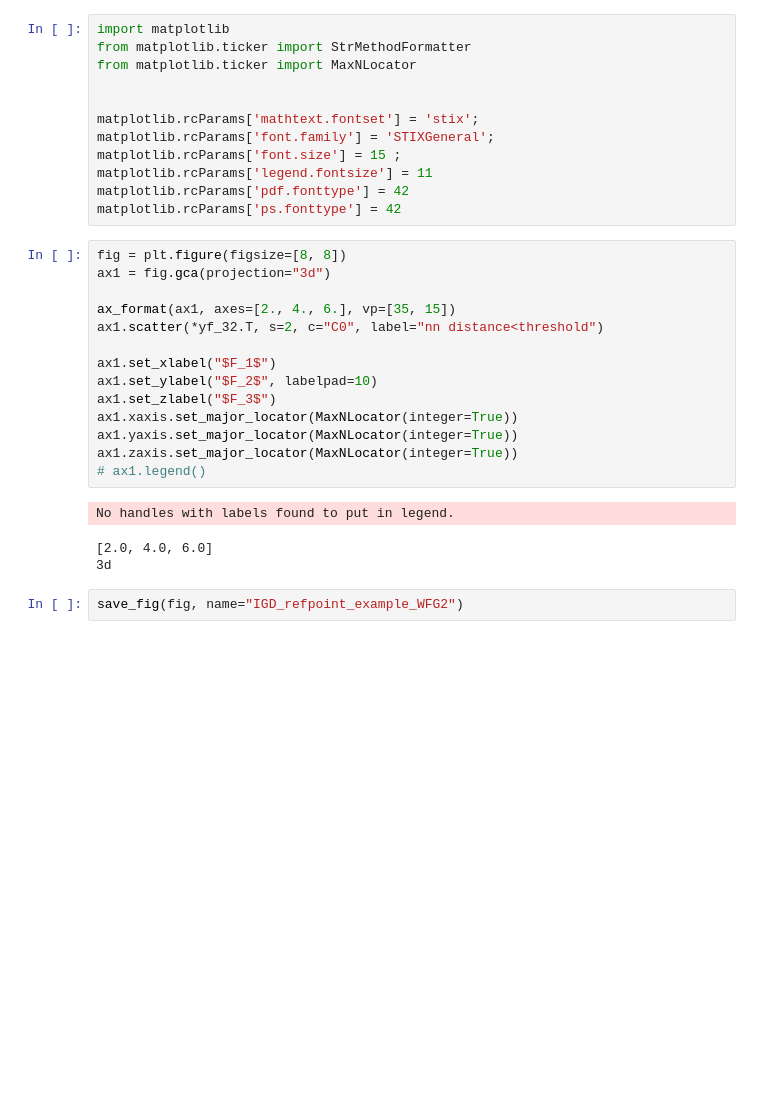
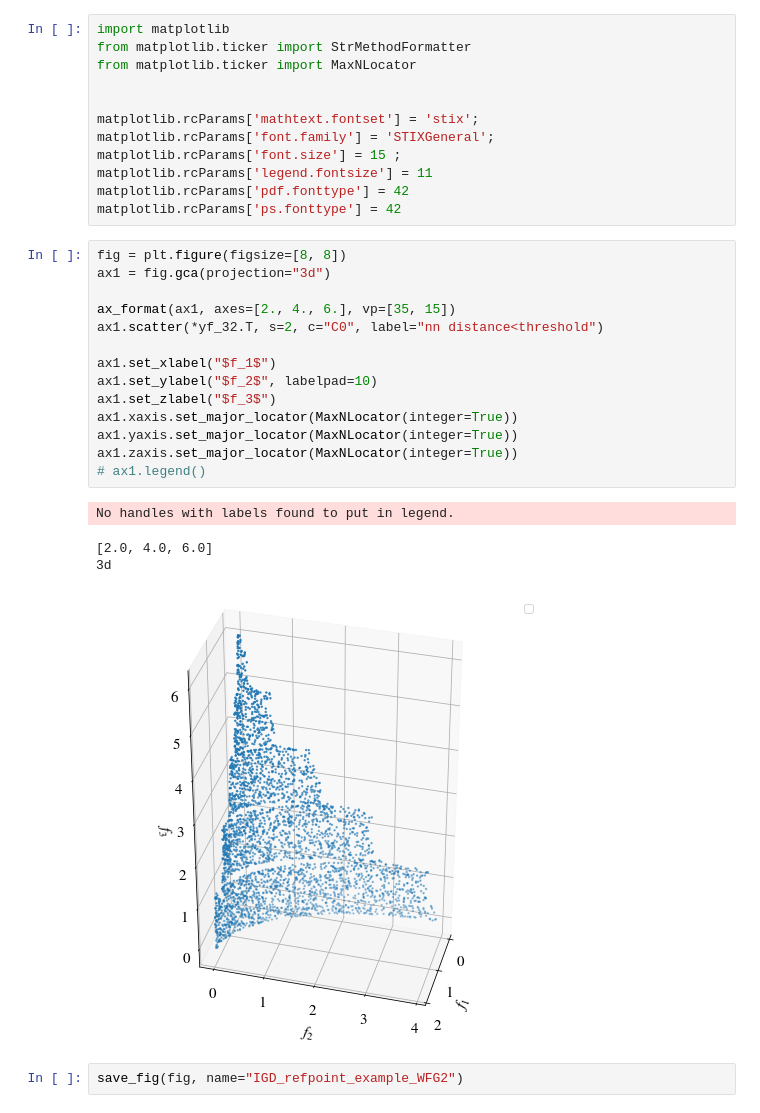
Before and after one commit to FinleyGibson/SAF_EMO, a Jupyter notebook: experiments/igd_refpoints/problem_refpoints/wfg2_.ipynb, the cells around one changed output. Saved outputs shown, nothing was run; the diff lists cells and outputs as text; blank space fills up the shorter version.

```diff
--- a/experiments/igd_refpoints/problem_refpoints/wfg2_.ipynb
+++ b/experiments/igd_refpoints/problem_refpoints/wfg2_.ipynb
@@ -358,21 +360,22 @@ matplotlib.rcParams['ps.fonttype'] = 42
 # %%
 fig = plt.figure(figsize=[8, 8])
 ax1 = fig.gca(projection="3d")
 
 ax_format(ax1, axes=[2., 4., 6.], vp=[35, 15])
 ax1.scatter(*yf_32.T, s=2, c="C0", label="nn distance<threshold")
 
-ax1.set_xlabel("$F_1$")
-ax1.set_ylabel("$F_2$", labelpad=10)
-ax1.set_zlabel("$F_3$")
+ax1.set_xlabel("$f_1$")
+ax1.set_ylabel("$f_2$", labelpad=10)
+ax1.set_zlabel("$f_3$")
 ax1.xaxis.set_major_locator(MaxNLocator(integer=True))
 ax1.yaxis.set_major_locator(MaxNLocator(integer=True))
 ax1.zaxis.set_major_locator(MaxNLocator(integer=True))
 # ax1.legend()
 # %% [output]
 No handles with labels found to put in legend.
 [2.0, 4.0, 6.0]
 3d
+[figure, added]
 # %%
 save_fig(fig, name="IGD_refpoint_example_WFG2")
 # %%
```
Also changed, not shown: parts of 2 cells of this notebook, 15 other files.
